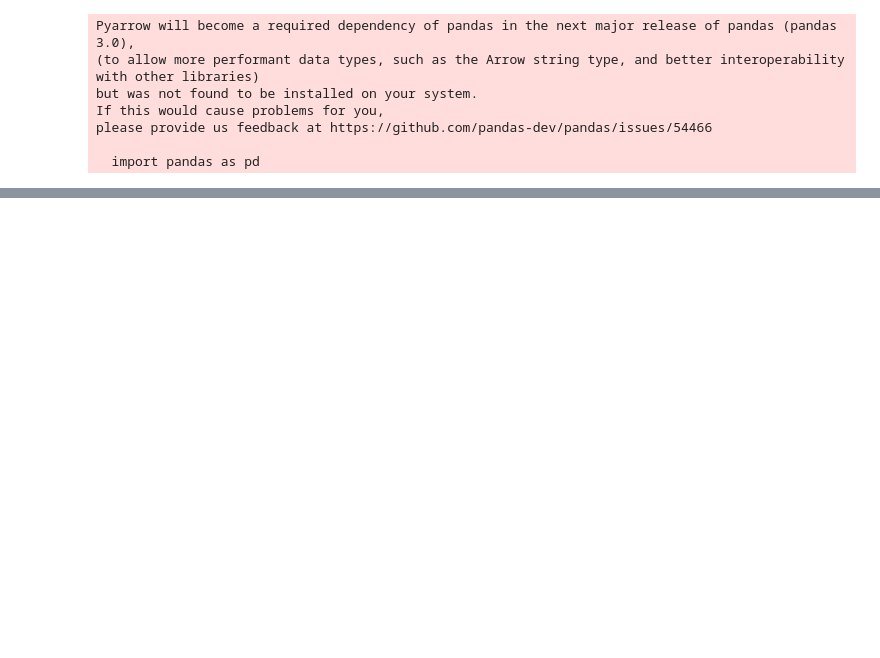
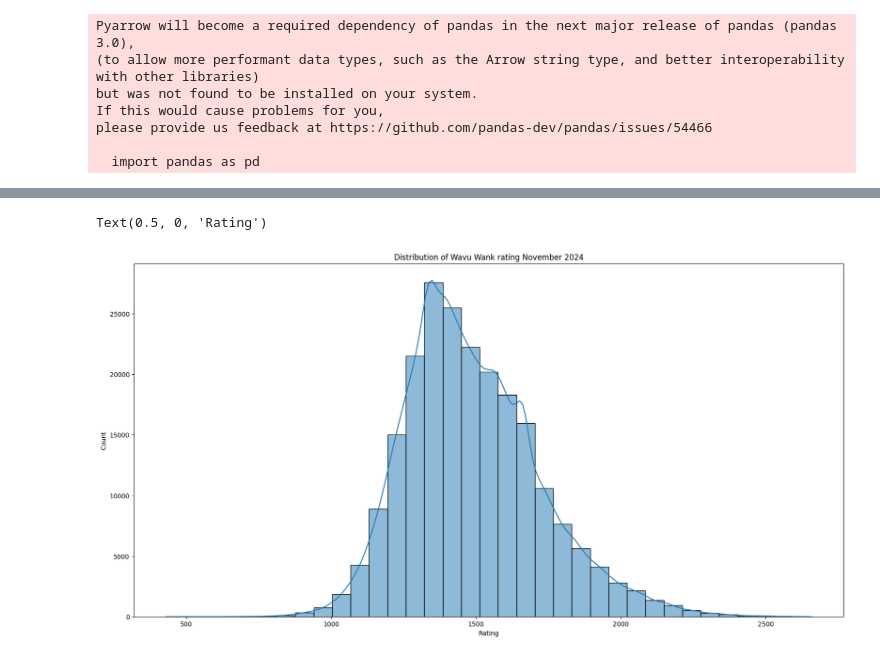
Before and after one commit to elgonio/TK8-thing, a Jupyter notebook: data_processing.ipynb, the cells around one changed output, grey strips where cells are left out. Saved outputs shown, nothing was run; the diff lists cells and outputs as text; code cells hidden in the pictures; blank space fills up the shorter version.

Commit message:
feat: november report

```diff
--- a/data_processing.ipynb
+++ b/data_processing.ipynb
@@ -317,3 +381,14 @@ plt.title('Win Rates Over Time')
 plt.xlabel('Date')
 plt.ylabel('Win Rate')
 plt.show()
+# %%
+unique_players_df = pd.DataFrame.from_dict(unique_players, orient='index')
+# %%
+# let's plot a distibution of ratings
+plt.figure(figsize=(20, 10))
+sns.histplot(unique_players_df, x='rating', bins=35, kde=True)
+plt.title('Distribution of Wavu Wank rating November 2024')
+plt.xlabel('Rating')
+# %% [output]
+Text(0.5, 0, 'Rating')
+[figure, added]
```
Also changed, not shown: parts of 19 cells of this notebook, 35 other files.
